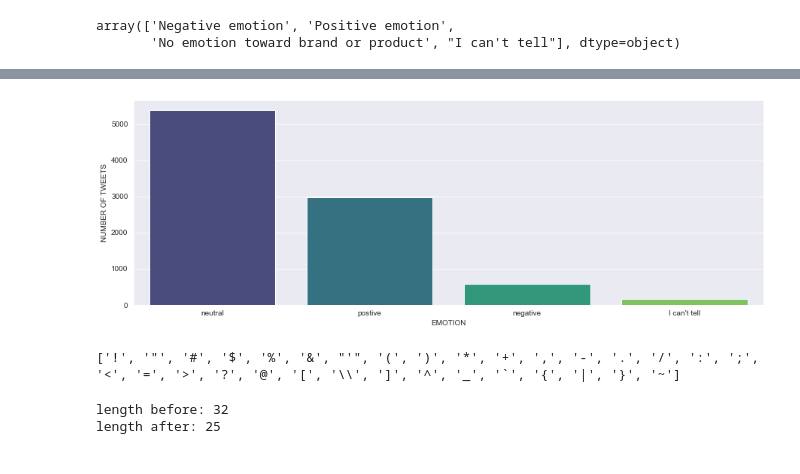
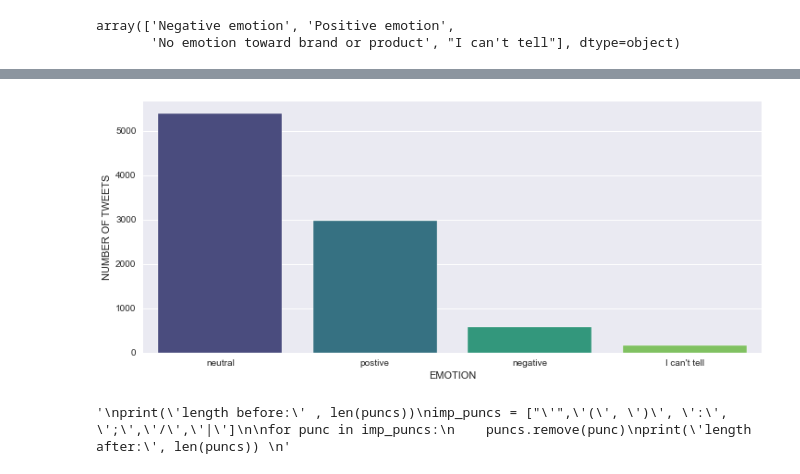
Before and after one commit to ykfarhan/twitter-sentiment-analysis, a Jupyter notebook: tweet_cleaning.ipynb, the cells around one changed output, grey strips where cells are left out. Cells and saved outputs as stored; diff of their text form; code cells hidden in the pictures.

Commit message:
cleaned text & added tfidf vec

```diff
--- a/tweet_cleaning.ipynb
+++ b/tweet_cleaning.ipynb
@@ -72,0 +73,5 @@ tweets['emotion'] = tweets.emotion.map(lambda x: 'postive' if x == 'Positive emo
+# %%
+pattern = r'(@[\w\d]+\s?)'  # to remove any mentions from the tweets
+pattern_2 = r'(https?[\S]+|www\.[\S]+)'  # to remove any links/url
+
+tweets['no_at_links'] = tweets['text'].str.replace(pattern, '').str.replace(pattern_2,'').str.lower()
@@ -72,0 +87,14 @@ tweets['emotion'] = tweets.emotion.map(lambda x: 'postive' if x == 'Positive emo
+# %%
+stopwords = nltk.corpus.stopwords.words('english')
+lem = WordNetLemmatizer()
+# %%
+def clean_tweet(text):
+
+    text = "".join([char for char in text if char not in string.punctuation])  # remove all punctuations
+    tokens = re.split('\W+', text)  # split the words on all spaces/special characters and store in a list
+
+    no_stop_tokens = [word for word in tokens if word not in stopwords]
+    lemmed_text = [lem.lemmatize(word) for word in no_stop_tokens]
+    return lemmed_text
+# %%
+tweets['cleaned'] = tweets['no_at_links'].apply(lambda x: clean_tweet(str(x)))
@@ -73,10 +155,10 @@ tweets['emotion'] = tweets.emotion.map(lambda x: 'postive' if x == 'Positive emo
 # %%
-plt.figure(figsize=(15,5))  # see the distribution of classes
+plt.figure(figsize=(12,5))  # see the distribution of classes
 
 sns.barplot(y = tweets['emotion'].value_counts(dropna = False),  # use seaborn to plot bar graph
             x = tweets['emotion'].value_counts(dropna = False).index, palette='viridis' )
 plt.ylabel('number of tweets'.upper())  # label the axis'
 plt.xlabel('emotion'.upper())
 plt.show()
 # %% [output]
-[figure, old version]
+[figure, new version]
@@ -86,6 +164,0 @@ target = tweets['emotion']
-# %%
-import string, re
-puncs = list(string.punctuation)
-print(puncs)
-# %% [output]
-['!', '"', '#', '$', '%', '&', "'", '(', ')', '*', '+', ',', '-', '.', '/', ':', ';', '<', '=', '>', '?', '@', '[', '\\', ']', '^', '_', '`', '{', '|', '}', '~']
@@ -99,13 +165,14 @@ tweets['tweet_text'] = tweets['tweet_text'].str.replace(pattern_2, '')
 # %%
 # remove punctuations that are used for emoticons
+'''
 print('length before:' , len(puncs))
 imp_puncs = ["'",'(', ')', ':', ';','/','|']
 
 for punc in imp_puncs:
     puncs.remove(punc)
 print('length after:', len(puncs))
+'''
 # %% [output]
-length before: 32
-length after: 25
+'\nprint(\'length before:\' , len(puncs))\nimp_puncs = ["\'",\'(\', \')\', \':\', \';\',\'/\',\'|\']\n\nfor punc in imp_puncs:\n    puncs.remove(punc)\nprint(\'length after:\', len(puncs)) \n'
 # %%
 ## setting stopwords and punctuations
```
Also changed, not shown: parts of 21 cells of this notebook.
